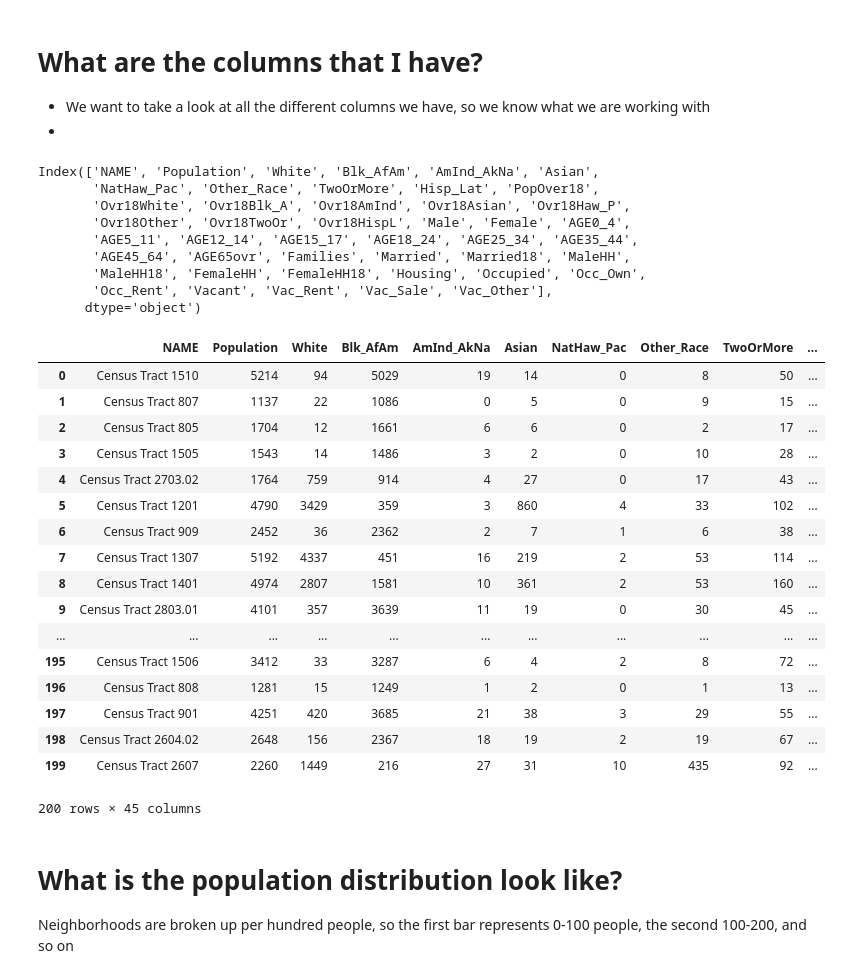
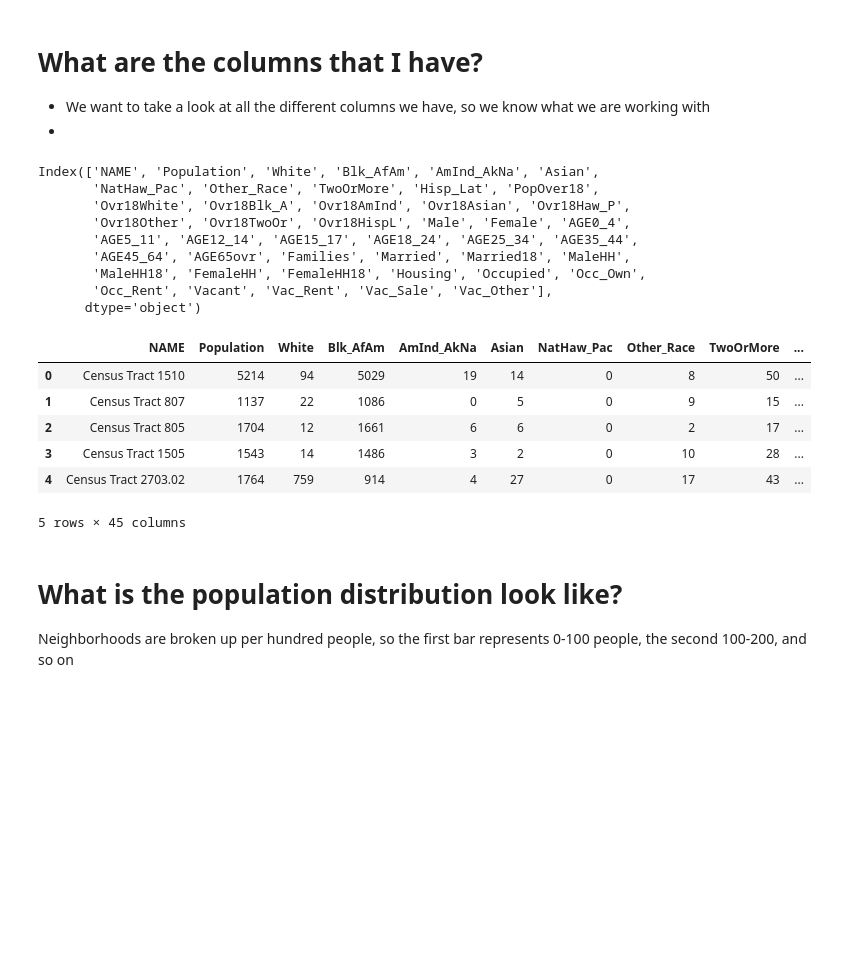
Before and after one commit to jrw5/Baltimore-Demographics, a Jupyter notebook: Baltimore-Census.ipynb, the cells around one changed output. Drawn from its saved outputs; the diff is of its cells as text; code cells hidden in the pictures; blank space fills up the shorter version.

```diff
--- a/Baltimore-Census.ipynb
+++ b/Baltimore-Census.ipynb
@@ -26,35 +26,24 @@ print(raw_data.shape)
 -
 # %%
 print(raw_data.columns)
-raw_data
+raw_data[:5]
 # %% [output]
 Index(['NAME', 'Population', 'White', 'Blk_AfAm', 'AmInd_AkNa', 'Asian',
        'NatHaw_Pac', 'Other_Race', 'TwoOrMore', 'Hisp_Lat', 'PopOver18',
        'Ovr18White', 'Ovr18Blk_A', 'Ovr18AmInd', 'Ovr18Asian', 'Ovr18Haw_P',
        'Ovr18Other', 'Ovr18TwoOr', 'Ovr18HispL', 'Male', 'Female', 'AGE0_4',
        'AGE5_11', 'AGE12_14', 'AGE15_17', 'AGE18_24', 'AGE25_34', 'AGE35_44',
        'AGE45_64', 'AGE65ovr', 'Families', 'Married', 'Married18', 'MaleHH',
        'MaleHH18', 'FemaleHH', 'FemaleHH18', 'Housing', 'Occupied', 'Occ_Own',
        'Occ_Rent', 'Vacant', 'Vac_Rent', 'Vac_Sale', 'Vac_Other'],
       dtype='object')
 |  | NAME | Population | White | Blk_AfAm | AmInd_AkNa | Asian | NatHaw_Pac | Other_Race | TwoOrMore | ... |
 | 0 | Census Tract 1510 | 5214 | 94 | 5029 | 19 | 14 | 0 | 8 | 50 | ... |
 | 1 | Census Tract 807 | 1137 | 22 | 1086 | 0 | 5 | 0 | 9 | 15 | ... |
 | 2 | Census Tract 805 | 1704 | 12 | 1661 | 6 | 6 | 0 | 2 | 17 | ... |
 | 3 | Census Tract 1505 | 1543 | 14 | 1486 | 3 | 2 | 0 | 10 | 28 | ... |
 | 4 | Census Tract 2703.02 | 1764 | 759 | 914 | 4 | 27 | 0 | 17 | 43 | ... |
-| 5 | Census Tract 1201 | 4790 | 3429 | 359 | 3 | 860 | 4 | 33 | 102 | ... |
-| 6 | Census Tract 909 | 2452 | 36 | 2362 | 2 | 7 | 1 | 6 | 38 | ... |
-| 7 | Census Tract 1307 | 5192 | 4337 | 451 | 16 | 219 | 2 | 53 | 114 | ... |
-| 8 | Census Tract 1401 | 4974 | 2807 | 1581 | 10 | 361 | 2 | 53 | 160 | ... |
-| 9 | Census Tract 2803.01 | 4101 | 357 | 3639 | 11 | 19 | 0 | 30 | 45 | ... |
-| ... | ... | ... | ... | ... | ... | ... | ... | ... | ... | ... |
-| 195 | Census Tract 1506 | 3412 | 33 | 3287 | 6 | 4 | 2 | 8 | 72 | ... |
-| 196 | Census Tract 808 | 1281 | 15 | 1249 | 1 | 2 | 0 | 1 | 13 | ... |
-| 197 | Census Tract 901 | 4251 | 420 | 3685 | 21 | 38 | 3 | 29 | 55 | ... |
-| 198 | Census Tract 2604.02 | 2648 | 156 | 2367 | 18 | 19 | 2 | 19 | 67 | ... |
-| 199 | Census Tract 2607 | 2260 | 1449 | 216 | 27 | 31 | 10 | 435 | 92 | ... |
-200 rows × 45 columns
+5 rows × 45 columns
 # %% [markdown]
 # What is the population distribution look like?
 Neighborhoods are broken up per hundred people, so the first bar represents 0-100 people, the second 100-200, and so on
```
Also changed, not shown: parts of 2 cells of this notebook.
